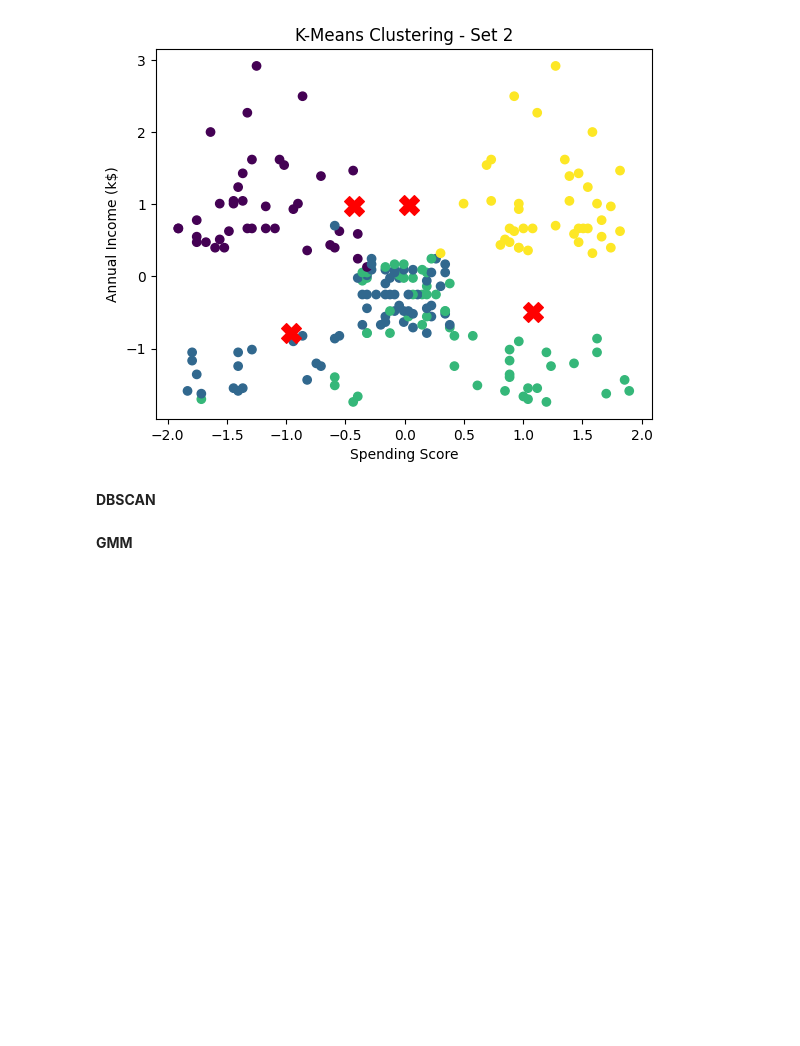
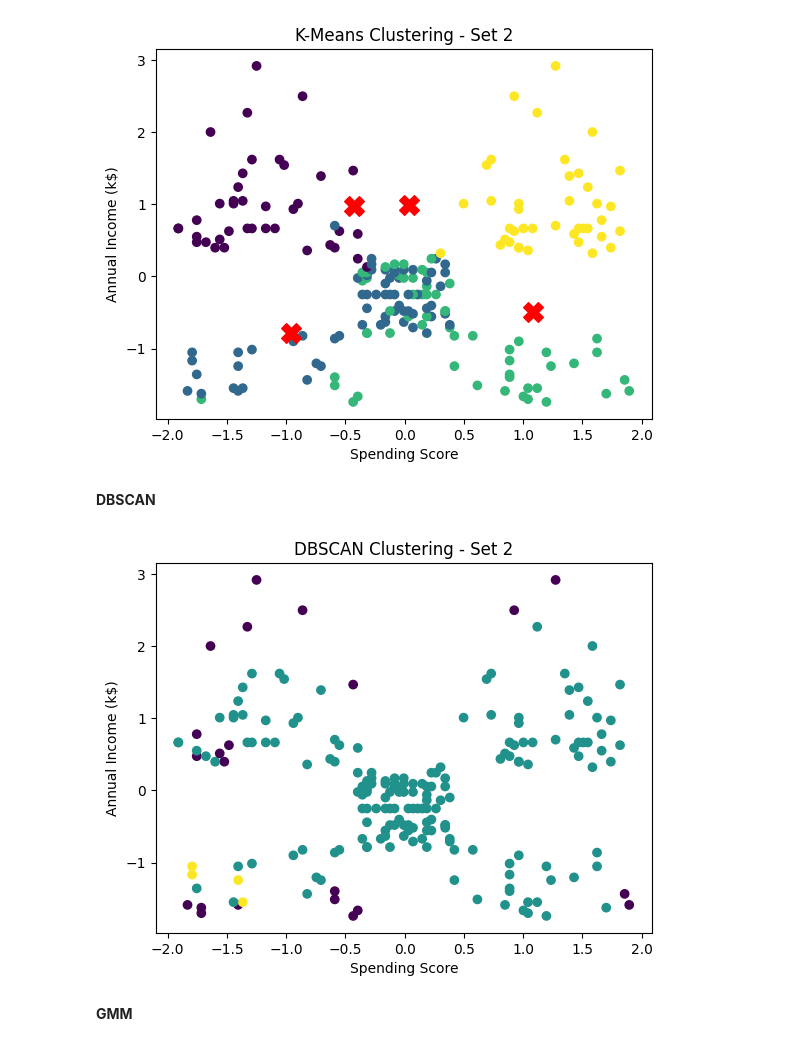
Before and after one commit to catherinehelenna/Market-Basket-Analysis, a Jupyter notebook: modeling.ipynb, the cells around one changed output. Drawn from its saved outputs; the diff is of its cells as text; code cells hidden in the pictures; blank space fills up the shorter version.

Commit message:
update on model evaluation metrics

```diff
--- a/modeling.ipynb
+++ b/modeling.ipynb
@@ -730,6 +730,22 @@ plt.show()
 [figure]
 # %% [markdown]
 **DBSCAN**
+# %%
+# model setup
+dbscan_2 = DBSCAN(min_samples=7,eps=0.7)
+dbscan_2.fit(transformed_df_2)
+
+# label output
+dbscan_labels_2 = dbscan_2.labels_
+
+# Plotting the results for DBSCAN
+plt.scatter(transformed_df_2['spending_score_1-100'], transformed_df_2['annual_income_k$'], c=dbscan_labels_2, cmap='viridis')
+plt.title('DBSCAN Clustering - Set 2')
+plt.xlabel('Spending Score')
+plt.ylabel('Annual Income (k$)')
+plt.show()
+# %% [output]
+[figure, added]
 # %% [markdown]
 **GMM**
 # %%
```
Also changed, not shown: parts of 16 cells of this notebook.
